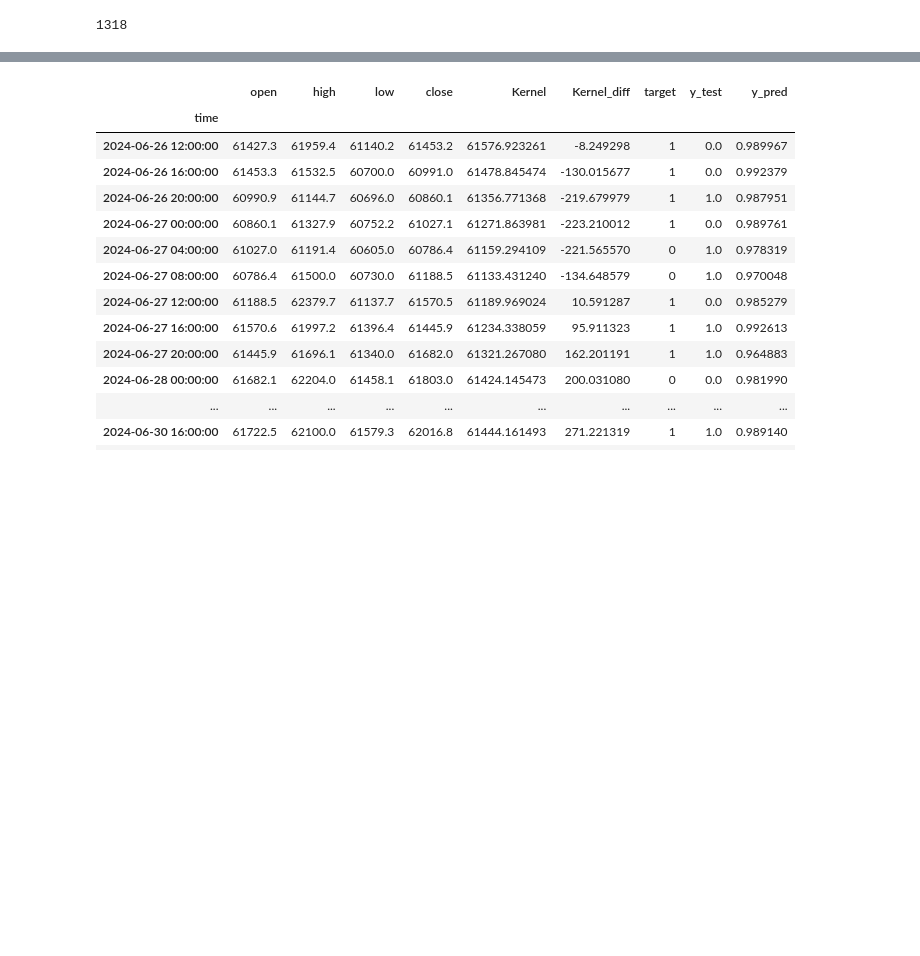
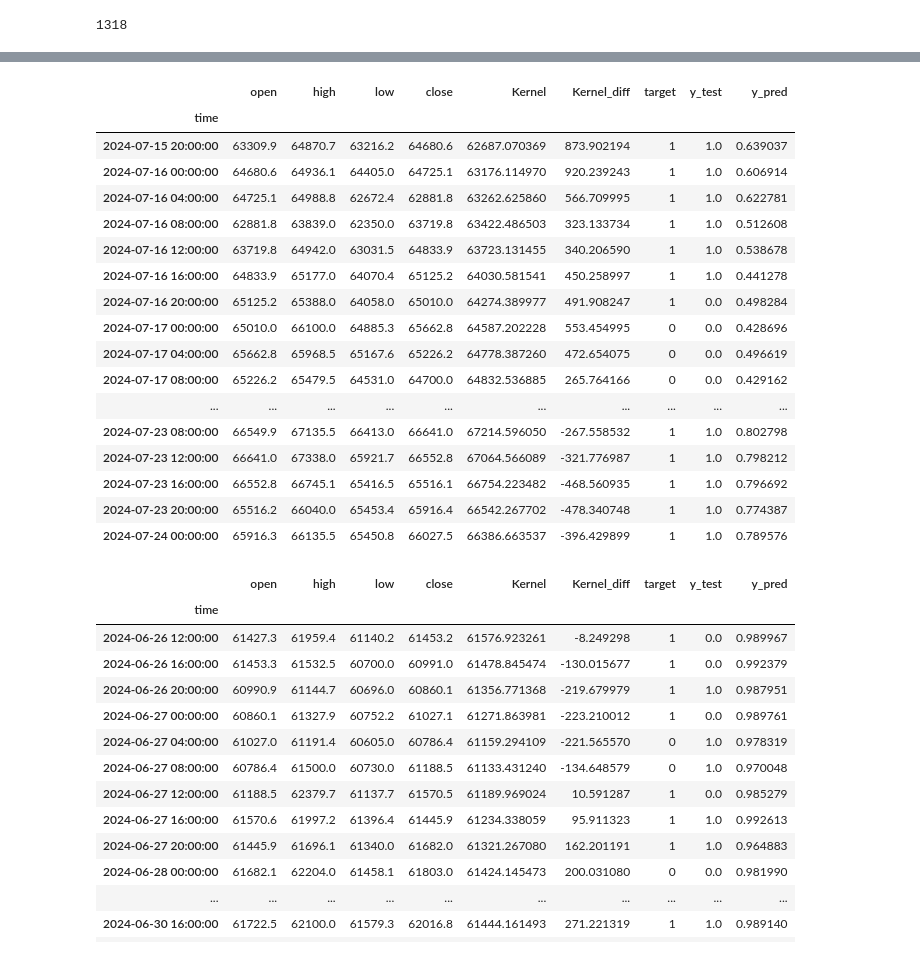
Before and after one commit to manigot/MyPaper_DL_ML_Fin, a Jupyter notebook: BTC_Main.ipynb, the cells around one changed output, grey strips where cells are left out. Drawn from its saved outputs; the diff is of its cells as text; code cells hidden in the pictures; blank space fills up the shorter version.

```diff
--- a/BTC_Main.ipynb
+++ b/BTC_Main.ipynb
@@ -1900,3 +1908,24 @@ pred_df
+# %%
+pred_df.head(50)
+# %% [output]
+|  | open | high | low | close | Kernel | Kernel_diff | target | y_test | y_pred |
+| time |  |  |  |  |  |  |  |  |  |
+| 2024-07-15 20:00:00 | 63309.9 | 64870.7 | 63216.2 | 64680.6 | 62687.070369 | 873.902194 | 1 | 1.0 | 0.639037 |
+| 2024-07-16 00:00:00 | 64680.6 | 64936.1 | 64405.0 | 64725.1 | 63176.114970 | 920.239243 | 1 | 1.0 | 0.606914 |
+| 2024-07-16 04:00:00 | 64725.1 | 64988.8 | 62672.4 | 62881.8 | 63262.625860 | 566.709995 | 1 | 1.0 | 0.622781 |
+| 2024-07-16 08:00:00 | 62881.8 | 63839.0 | 62350.0 | 63719.8 | 63422.486503 | 323.133734 | 1 | 1.0 | 0.512608 |
+| 2024-07-16 12:00:00 | 63719.8 | 64942.0 | 63031.5 | 64833.9 | 63723.131455 | 340.206590 | 1 | 1.0 | 0.538678 |
+| 2024-07-16 16:00:00 | 64833.9 | 65177.0 | 64070.4 | 65125.2 | 64030.581541 | 450.258997 | 1 | 1.0 | 0.441278 |
+| 2024-07-16 20:00:00 | 65125.2 | 65388.0 | 64058.0 | 65010.0 | 64274.389977 | 491.908247 | 1 | 0.0 | 0.498284 |
+| 2024-07-17 00:00:00 | 65010.0 | 66100.0 | 64885.3 | 65662.8 | 64587.202228 | 553.454995 | 0 | 0.0 | 0.428696 |
+| 2024-07-17 04:00:00 | 65662.8 | 65968.5 | 65167.6 | 65226.2 | 64778.387260 | 472.654075 | 0 | 0.0 | 0.496619 |
+| 2024-07-17 08:00:00 | 65226.2 | 65479.5 | 64531.0 | 64700.0 | 64832.536885 | 265.764166 | 0 | 0.0 | 0.429162 |
+| ... | ... | ... | ... | ... | ... | ... | ... | ... | ... |
+| 2024-07-23 08:00:00 | 66549.9 | 67135.5 | 66413.0 | 66641.0 | 67214.596050 | -267.558532 | 1 | 1.0 | 0.802798 |
+| 2024-07-23 12:00:00 | 66641.0 | 67338.0 | 65921.7 | 66552.8 | 67064.566089 | -321.776987 | 1 | 1.0 | 0.798212 |
+| 2024-07-23 16:00:00 | 66552.8 | 66745.1 | 65416.5 | 65516.1 | 66754.223482 | -468.560935 | 1 | 1.0 | 0.796692 |
+| 2024-07-23 20:00:00 | 65516.2 | 66040.0 | 65453.4 | 65916.4 | 66542.267702 | -478.340748 | 1 | 1.0 | 0.774387 |
+| 2024-07-24 00:00:00 | 65916.3 | 66135.5 | 65450.8 | 66027.5 | 66386.663537 | -396.429899 | 1 | 1.0 | 0.789576 |
 # %%
 pred_df["y_test"] = y_test_
 pred_df["y_pred"] = y_pred_
```
Also changed, not shown: parts of 10 cells of this notebook.
